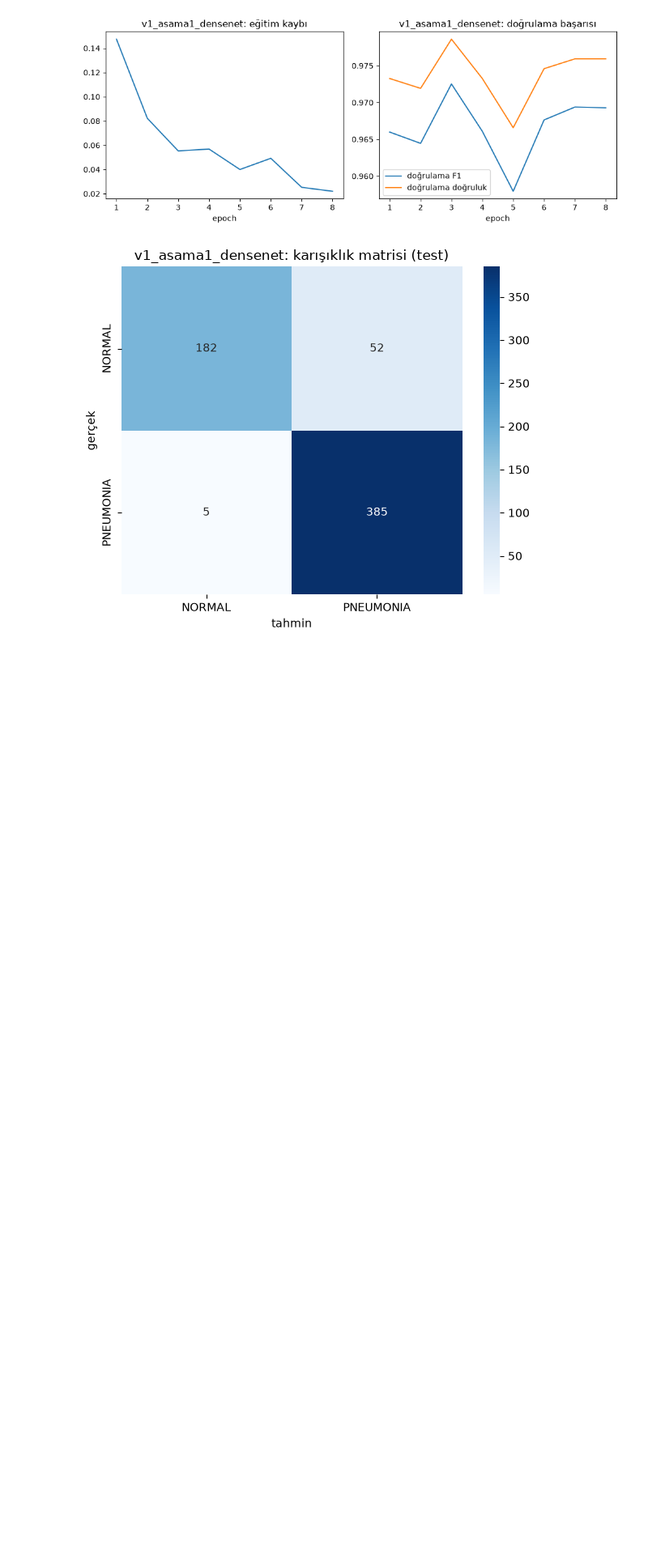
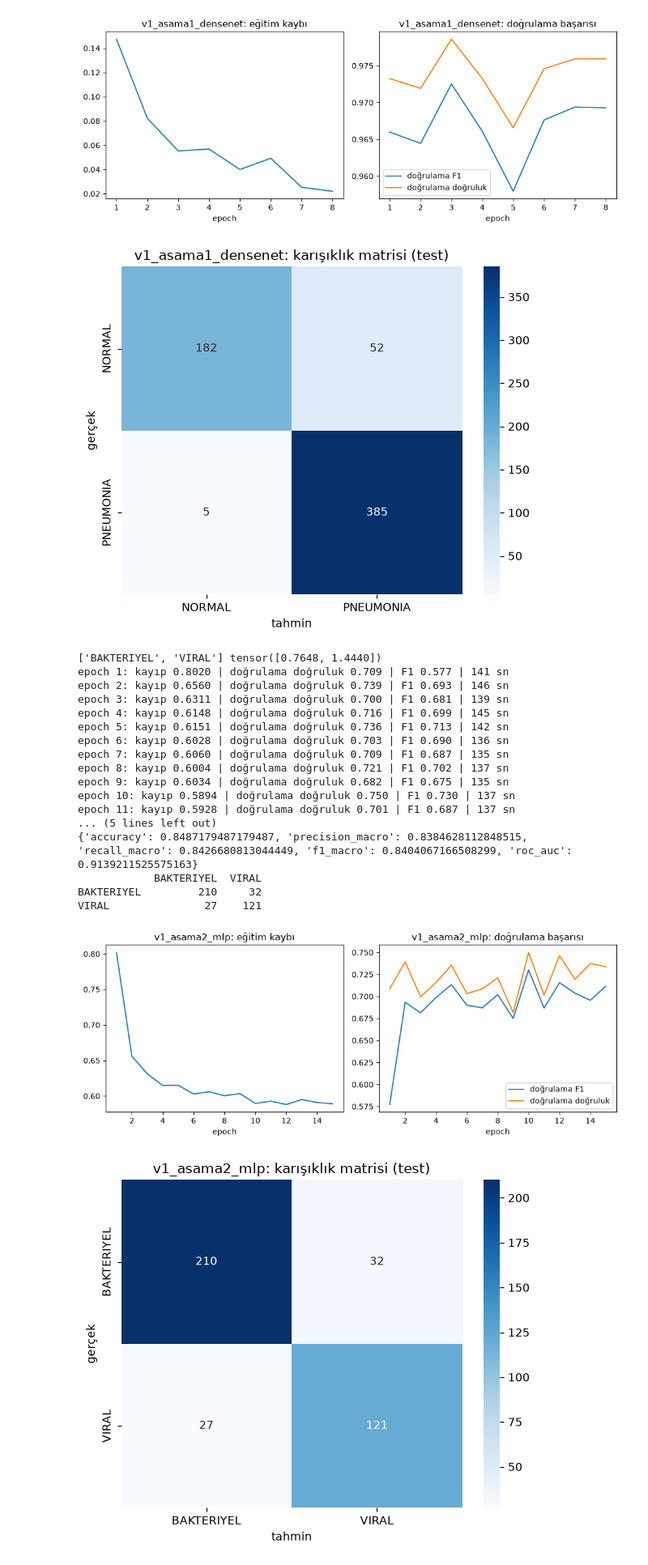
Before and after one commit to muhammeterendorak81/chest-xray-classification, a Jupyter notebook: notebooks/04_veri1_modelleme.ipynb, the cells around one changed output. Shown at 81% size. Drawn from its saved outputs; the diff is of its cells as text; code cells hidden in the pictures; blank space fills up the shorter version.

Commit message:
Veri Seti 1 aşama 2 için MLP sonuçlarını kaydettim.

```diff
--- a/notebooks/04_veri1_modelleme.ipynb
+++ b/notebooks/04_veri1_modelleme.ipynb
@@ -115,3 +115,39 @@ NORMAL        182         52
 PNEUMONIA       5        385
 [figure]
 [figure]
+# %%
+f = ("sinif", "PNEUMONIA")
+tr = yukleyici(csv1, "egitim", etiket_sutunu="alt_tur", filtre=f, egit=True, batch=32)
+dg = yukleyici(csv1, "dogrulama", etiket_sutunu="alt_tur", filtre=f, batch=32)
+te = yukleyici(csv1, "test", etiket_sutunu="alt_tur", filtre=f, batch=32)
+siniflar = tr.dataset.siniflar
+w = compute_class_weight("balanced", classes=np.array(siniflar), y=tr.dataset.df["alt_tur"])
+w = torch.tensor(w, dtype=torch.float32)
+print(siniflar, w)
+
+model, gecmis = egit(mlp(len(siniflar)), tr, dg, w, epoch=20, lr=1e-3, sabir=5, kayit_adi="v1_asama2_mlp")
+sonuc, kar = olc(model, te, siniflar)
+kaydet("v1_asama2_mlp", model, gecmis, sonuc, kar)
+print(sonuc)
+print(kar)
+grafik_ciz("v1_asama2_mlp")
+# %% [output]
+['BAKTERIYEL', 'VIRAL'] tensor([0.7648, 1.4440])
+epoch 1: kayıp 0.8020 | doğrulama doğruluk 0.709 | F1 0.577 | 141 sn
+epoch 2: kayıp 0.6560 | doğrulama doğruluk 0.739 | F1 0.693 | 146 sn
+epoch 3: kayıp 0.6311 | doğrulama doğruluk 0.700 | F1 0.681 | 139 sn
+epoch 4: kayıp 0.6148 | doğrulama doğruluk 0.716 | F1 0.699 | 145 sn
+epoch 5: kayıp 0.6151 | doğrulama doğruluk 0.736 | F1 0.713 | 142 sn
+epoch 6: kayıp 0.6028 | doğrulama doğruluk 0.703 | F1 0.690 | 136 sn
+epoch 7: kayıp 0.6060 | doğrulama doğruluk 0.709 | F1 0.687 | 135 sn
+epoch 8: kayıp 0.6004 | doğrulama doğruluk 0.721 | F1 0.702 | 137 sn
+epoch 9: kayıp 0.6034 | doğrulama doğruluk 0.682 | F1 0.675 | 135 sn
+epoch 10: kayıp 0.5894 | doğrulama doğruluk 0.750 | F1 0.730 | 137 sn
+epoch 11: kayıp 0.5928 | doğrulama doğruluk 0.701 | F1 0.687 | 137 sn
+... (5 lines left out)
+{'accuracy': 0.8487179487179487, 'precision_macro': 0.8384628112848515, 'recall_macro': 0.8426680813044449, 'f1_macro': 0.8404067166508299, 'roc_auc': 0.9139211525575163}
+            BAKTERIYEL  VIRAL
+BAKTERIYEL         210     32
+VIRAL               27    121
+[figure, added]
+[figure, added]
```
Also changed, not shown: 5 other files.
